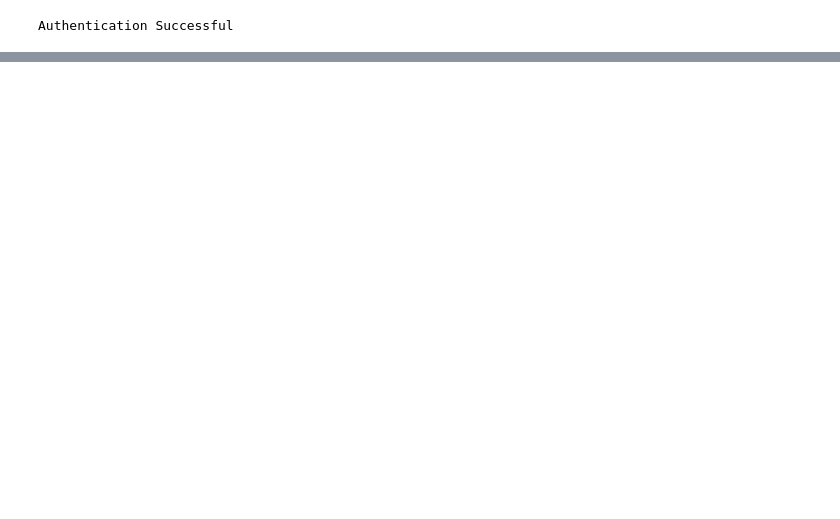
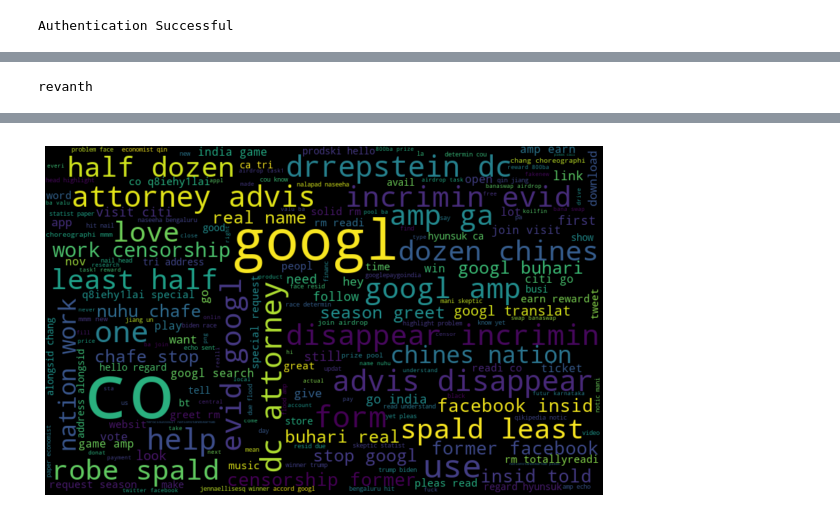
Before and after one commit to revanth802/CMPE-255-FA2020-Team6, a Jupyter notebook: Notebook.ipynb, the cells around one changed output, grey strips where cells are left out. Saved outputs shown, nothing was run; the diff lists cells and outputs as text; code cells hidden in the pictures; blank space fills up the shorter version.

Commit message:
Added wordcloud visualization

```diff
--- a/Notebook.ipynb
+++ b/Notebook.ipynb
@@ -60 +60,43 @@ tweetDF["Tweet"].head()
 Name: Tweet, dtype: object
+# %%
+print('revanth')
+# %% [output]
+revanth
+# %%
+from textblob import TextBlob
+import pandas as pd
+import numpy as np
+import matplotlib.pyplot as plt
+import re
+import nltk
+nltk.download('stopwords')
+from nltk.corpus import stopwords
+from nltk.stem.porter import PorterStemmer
+from wordcloud import WordCloud
+
+tweetDF = pd.read_csv(open('sampleDF','rU'), sep='\t', engine='c')
+
+#Cleaning Tweets for the purpose of wordcloud visualization
+
+corpus = []
+for i in range(len(tweetDF)):
+    tweet = re.sub('[^a-zA-Z0-9]', ' ', tweetDF['Tweet'][i])
+    tweet = tweet.lower()
+    tweet = re.sub('rt', '', tweet)
+    tweet = re.sub('http', '', tweet)
+    tweet = re.sub('https', '', tweet)
+    tweet = tweet.split()
+    ps = PorterStemmer()
+    tweet = [ps.stem(word) for word in tweet if not word in set(stopwords.words('english'))]
+    tweet = ' '.join(tweet)
+    corpus.append(tweet)
+
+#Visualization
+#Word Cloud
+all_words = ' '.join([text for text in corpus])
+wordcloud = WordCloud(width=800, height=500, random_state=21, max_font_size=110).generate(all_words)
+plt.figure(figsize=(10, 7))
+plt.imshow(wordcloud, interpolation="bilinear")
+plt.axis('off')
+plt.show()
+# %% [output]
@@ -60,0 +106 @@ Name: Tweet, dtype: object
+[figure, added]
```
Also changed, not shown: parts of 3 cells of this notebook.
